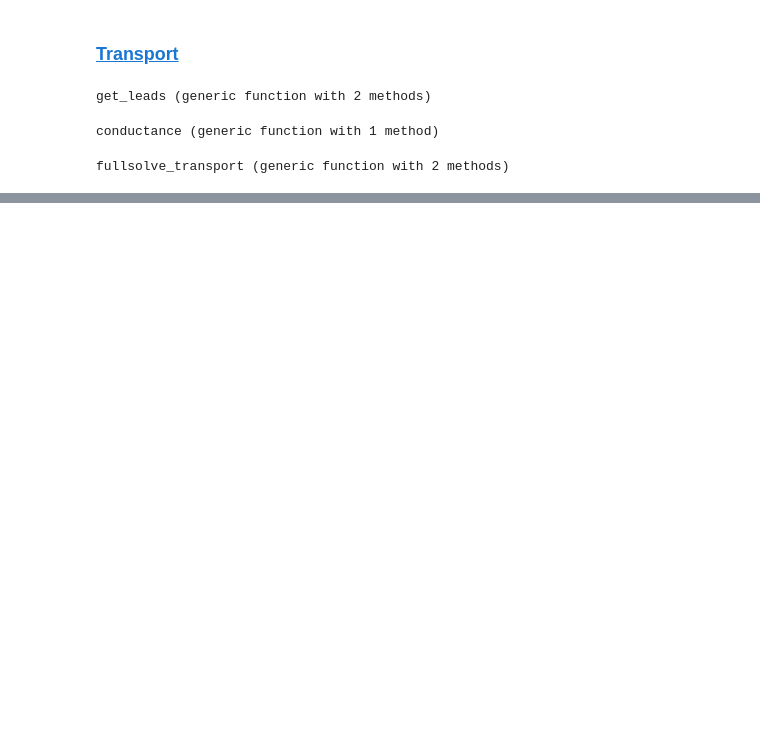
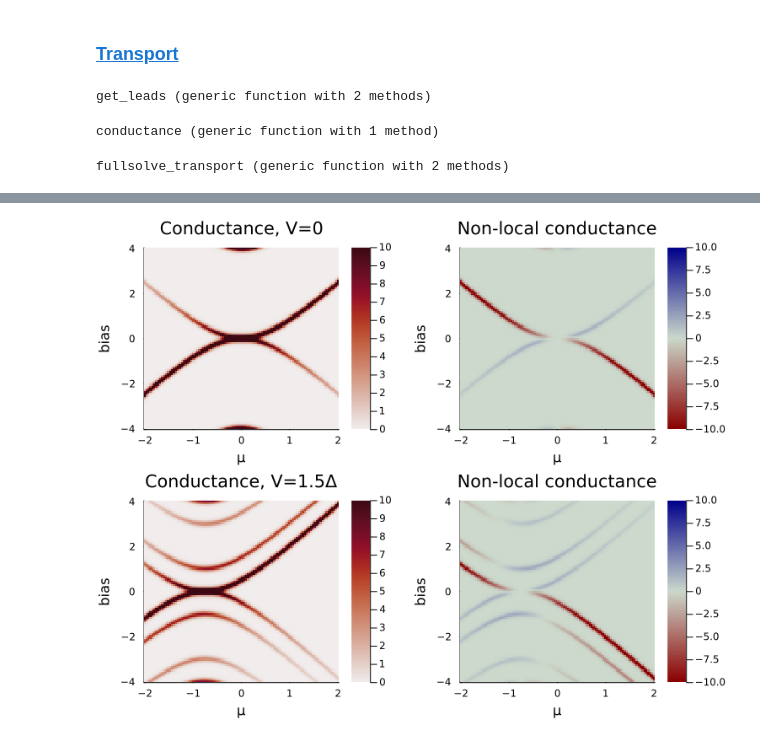
Before and after one commit to cvsvensson/QuantumDots.jl, a Jupyter notebook: examples/pmm_notebook.jl.ipynb, the cells around one changed output, grey strips where cells are left out. Cells and saved outputs as stored; diff of their text form; code cells hidden in the pictures; blank space fills up the shorter version.

```diff
--- a/examples/pmm_notebook.jl.ipynb
+++ b/examples/pmm_notebook.jl.ipynb
@@ -431,0 +445,8 @@ fig = plot(p1, p2, p3, p4, size=400 .* (2, 2))
+# %%
+p1 = heatmap(μs, bias, map(x -> x.cond[1, 1], data_transport_bias)', xlabel="μ", ylabel="bias", title="Conductance, V=0", c=:amp, clims=(0, 10))
+p2 = heatmap(μs, bias, map(x -> x.cond[1, 2], data_transport_bias)', xlabel="μ", ylabel="bias", title="Non-local conductance", c=:redsblues, clims=(-10, 10))
+p3 = heatmap(μs, bias, map(x -> x.cond[1, 1], data_transport_bias2)', xlabel="μ", ylabel="bias", title="Conductance, V=1.5Δ", c=:amp, clims=(0, 10))
+p4 = heatmap(μs, bias, map(x -> x.cond[1, 2], data_transport_bias2)', xlabel="μ", ylabel="bias", title="Non-local conductance", c=:redsblues, clims=(-10, 10))
+fig = plot(p1, p2, p3, p4, size=300 .* (2.5, 2))
+# %% [output]
+[figure, added]
```
Also changed, not shown: parts of 12 cells of this notebook, 2 other files.
